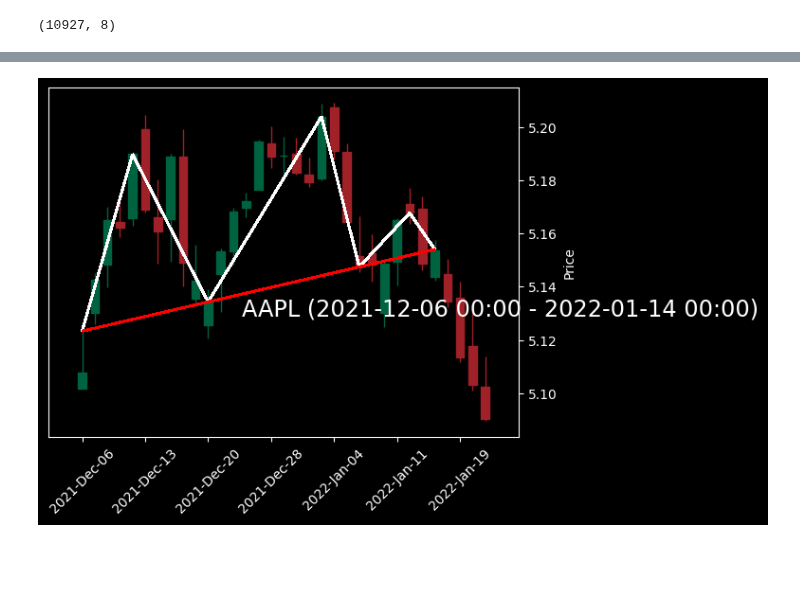
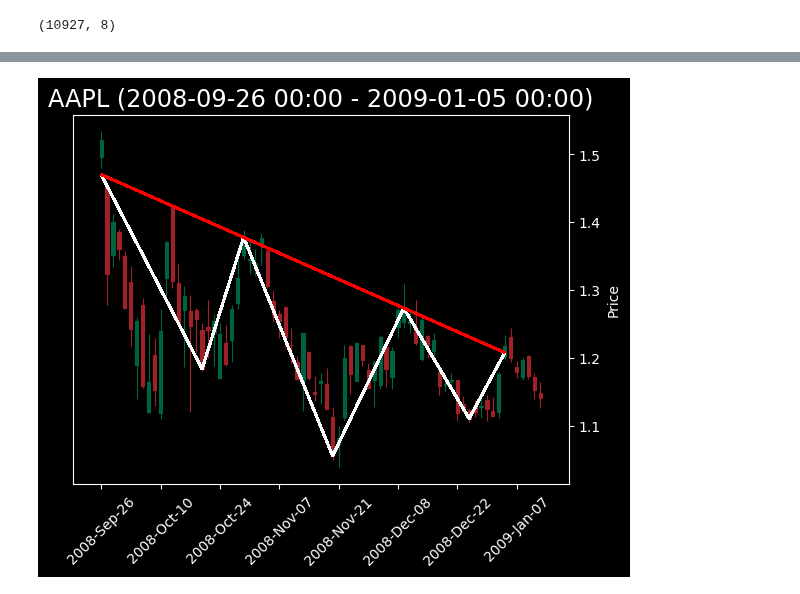
Before and after one commit to tcarlucc/machine-learning-final, a Jupyter notebook: reversal_patterns.ipynb, the cells around one changed output, grey strips where cells are left out. Cells and saved outputs as stored; diff of their text form; code cells hidden in the pictures; blank space fills up the shorter version.

Commit message:
Corrected error in graphing module. Added it to head_shoulders and a print out statement

```diff
--- a/reversal_patterns.ipynb
+++ b/reversal_patterns.ipynb
@@ -140,32 +109,0 @@ for i, hs in enumerate(ihs_patterns):
-# %%
-def plot_hs(candle_data: pd.DataFrame, pat: HSPattern, pad: int = 2):
-    if pad < 0:
-        pad = 0
-
-    idx = candle_data.index
-    data = candle_data.iloc[pat.start_i:pat.break_i + 1 + pad]
-
-    plt.style.use('dark_background')
-    fig = plt.gcf()
-    ax = fig.gca()
-
-    l0 = [(idx[pat.start_i], pat.neck_start), (idx[pat.l_shoulder], pat.l_shoulder_p)]
-    l1 = [(idx[pat.l_shoulder], pat.l_shoulder_p), (idx[pat.l_armpit], pat.l_armpit_p)]
-    l2 = [(idx[pat.l_armpit], pat.l_armpit_p), (idx[pat.head], pat.head_p)]
-    l3 = [(idx[pat.head], pat.head_p), (idx[pat.r_armpit], pat.r_armpit_p)]
-    l4 = [(idx[pat.r_armpit], pat.r_armpit_p), (idx[pat.r_shoulder], pat.r_shoulder_p)]
-    l5 = [(idx[pat.r_shoulder], pat.r_shoulder_p), (idx[pat.break_i], pat.neck_end)]
-    neck = [(idx[pat.start_i], pat.neck_start), (idx[pat.break_i], pat.neck_end)]
-
-    mpf.plot(data, alines=dict(alines=[l0, l1, l2, l3, l4, l5, neck], colors=['w', 'w', 'w', 'w', 'w', 'w', 'r']),
-             type='candle', style='charles', ax=ax)
-    x = len(data) // 2 - len(data) * 0.1
-    if pat.inverted:
-        y = pat.head_p + pat.head_height * 1.25
-    else:
-        y = pat.head_p - pat.head_height * 1.25
-
-    ax.text(x, y,
-            f"{ticker} ({idx[pat.start_i].strftime('%Y-%m-%d %H:%M')} - {idx[pat.break_i].strftime('%Y-%m-%d %H:%M')})",
-            color='white', fontsize='xx-large')
-    plt.show()
@@ -172,4 +117,4 @@ def plot_hs(candle_data: pd.DataFrame, pat: HSPattern, pad: int = 2):
 # %%
-plot_hs(data_norm, hs_patterns[7], pad=4)
+plot_hs(data_norm, ticker, ihs_patterns[6], pad=6)
 # %% [output]
-[figure, old version]
+[figure, new version]
```
Also changed, not shown: parts of 6 cells of this notebook.
